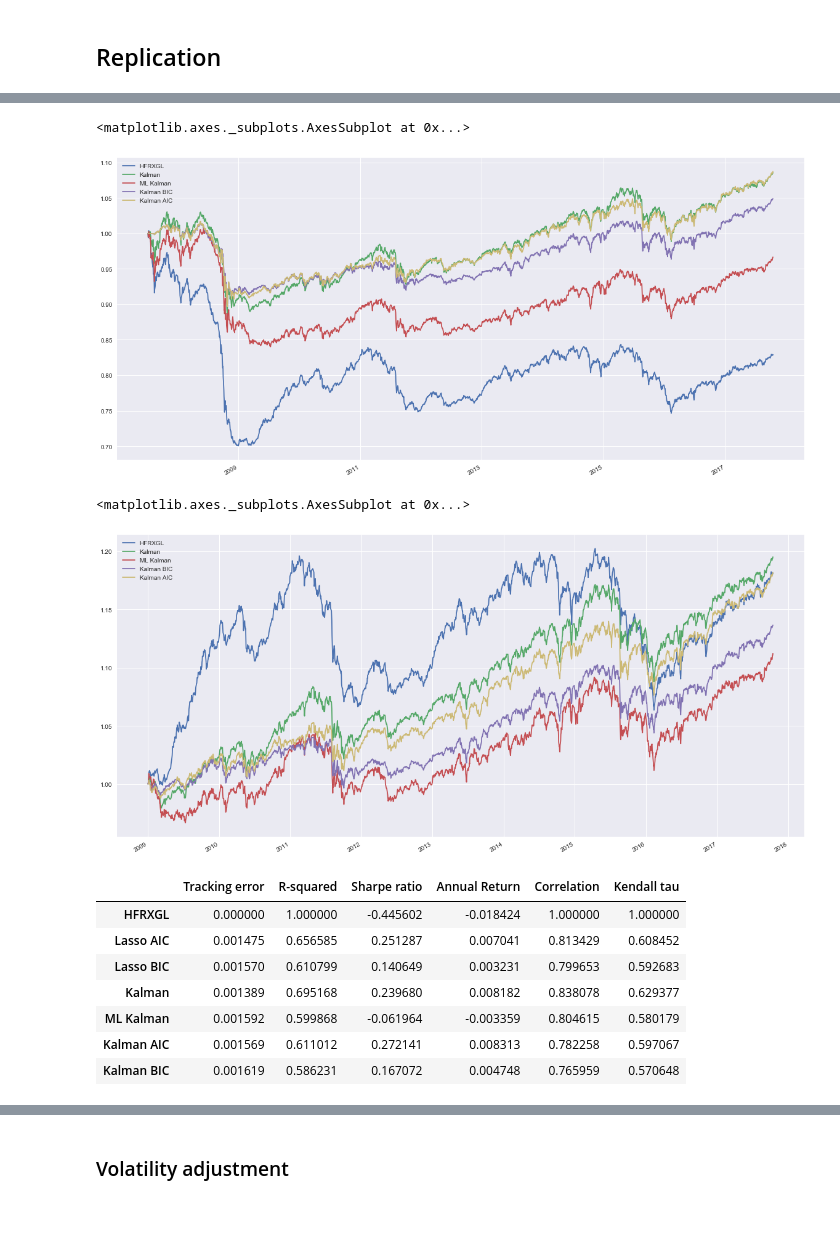
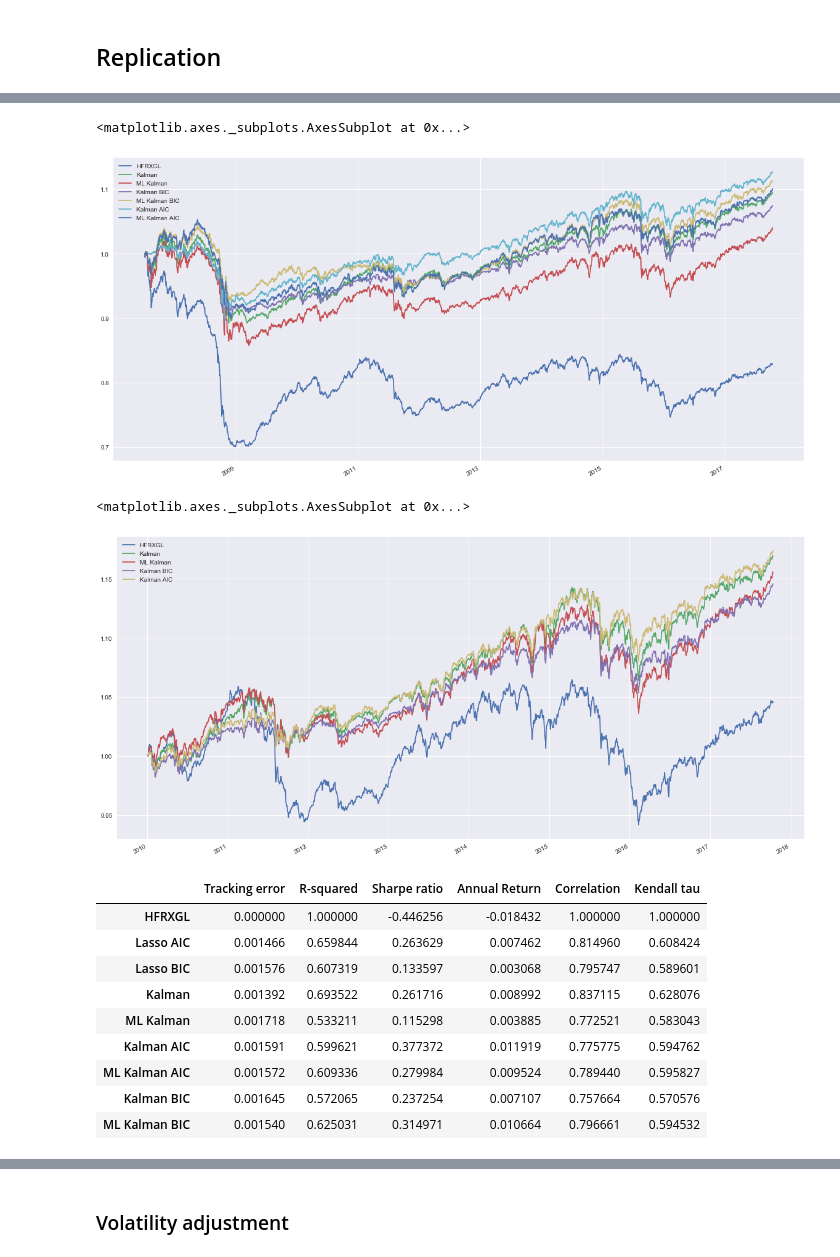
Before and after one commit to gwigniolle/Hedge-Fund-Replication, a Jupyter notebook: Replication HFRXGL.ipynb, the cells around one changed output, grey strips where cells are left out. Cells and saved outputs as stored; diff of their text form; code cells hidden in the pictures; blank space fills up the shorter version.

Commit message:
ML Kalman filter

```diff
--- a/Replication HFRXGL.ipynb
+++ b/Replication HFRXGL.ipynb
@@ -131,5 +129,6 @@ Wall time: 417 ms
 # %%
 %%time
 tau = 0.1
-df_weight_ml_kalman, df_sigma = ml_kalman_filter(hrfx_returns, returns_all, freq, tau=tau, plot_sigma=True)
+freq_ml = 20
+df_weight_ml_kalman, _ = ml_kalman_filter(hrfx_returns, returns_all, freq_ml, tau=tau)
 # %% [output]
@@ -146,0 +144,6 @@ Wall time: 43.9 s
+# %%
+%%time
+df_weight_ml_kalman_bic = ml_selective_kalman_filter(hrfx_returns, returns_all,sample_length=size, frequency=freq_ml,
+                                                     tau=tau, criterion='bic')
+
+prices_for_track_ml_kalman_bic = prices_all.loc[df_weight_ml_kalman_bic.index[0]:]
@@ -154,0 +160,6 @@ Wall time: 44.6 s
+# %%
+%%time
+df_weight_ml_kalman_aic = ml_selective_kalman_filter(hrfx_returns, returns_all,sample_length=size, frequency=freq_ml,
+                                                     tau=tau, criterion='aic')
+
+prices_for_track_ml_kalman_aic = prices_all.loc[df_weight_ml_kalman_aic.index[0]:]
@@ -157,7 +170,7 @@ Wall time: 44.6 s
 # %%
 %%time
 tc = 0.0005
-lag = 1
+lag = 3
 
 replication_aic = make_track(prices_for_track_aic, df_weight_aic, tc=tc, lag=lag)
 df_res = hfrx.loc[replication_aic.index]
@@ -175,6 +188,12 @@ df_res["ML Kalman"] = replication_ml_kalman
 replication_kalman_aic = make_track(prices_for_track_kalman_aic, df_weight_kalman_aic, tc=tc, lag=lag).loc[df_res.index[0]:]
 df_res["Kalman AIC"] = replication_kalman_aic
 
+replication_ml_kalman_aic = make_track(prices_for_track_ml_kalman_aic, df_weight_ml_kalman_aic, tc=tc, lag=lag).loc[df_res.index[0]:]
+df_res["ML Kalman AIC"] = replication_ml_kalman_aic
+
 replication_kalman_bic = make_track(prices_for_track_kalman_bic, df_weight_kalman_bic, tc=tc, lag=lag).loc[df_res.index[0]:]
 df_res["Kalman BIC"] = replication_kalman_bic
+
+replication_ml_kalman_bic = make_track(prices_for_track_ml_kalman_bic, df_weight_ml_kalman_bic, tc=tc, lag=lag).loc[df_res.index[0]:]
+df_res["ML Kalman BIC"] = replication_ml_kalman_bic
 # %% [output]
@@ -182,28 +201,30 @@ Wall time: 1.69 s
 # %%
 df_res = (df_res / df_res.iloc[0])
-df_res[[fund_name, 'Kalman', 'ML Kalman', 'Kalman BIC', 'Kalman AIC']].plot(figsize=(20,10))
+df_res[[fund_name, 'Kalman', 'ML Kalman', 'Kalman BIC', "ML Kalman BIC", 'Kalman AIC', "ML Kalman AIC"]].plot(figsize=(20,10))
 # %% [output]
 <matplotlib.axes._subplots.AxesSubplot at 0x...>
-[figure, old version]
+[figure, new version]
 # %%
-temp = df_res.loc['2009':]
+temp = df_res.loc['2010':]
 temp = (temp / temp.iloc[0])
 temp[[fund_name, 'Kalman', 'ML Kalman', 'Kalman BIC', 'Kalman AIC']].plot(figsize=(20,10))
 # %% [output]
 <matplotlib.axes._subplots.AxesSubplot at 0x...>
-[figure, old version]
+[figure, new version]
 # %%
 df_stat = replication_stats(df_res, fund_name=fund_name)
 df_stat
 # %% [output]
 |  | Tracking error | R-squared | Sharpe ratio | Annual Return | Correlation | Kendall tau |
-| HFRXGL | 0.000000 | 1.000000 | -0.445602 | -0.018424 | 1.000000 | 1.000000 |
-| Lasso AIC | 0.001475 | 0.656585 | 0.251287 | 0.007041 | 0.813429 | 0.608452 |
-| Lasso BIC | 0.001570 | 0.610799 | 0.140649 | 0.003231 | 0.799653 | 0.592683 |
-| Kalman | 0.001389 | 0.695168 | 0.239680 | 0.008182 | 0.838078 | 0.629377 |
-| ML Kalman | 0.001592 | 0.599868 | -0.061964 | -0.003359 | 0.804615 | 0.580179 |
-| Kalman AIC | 0.001569 | 0.611012 | 0.272141 | 0.008313 | 0.782258 | 0.597067 |
-| Kalman BIC | 0.001619 | 0.586231 | 0.167072 | 0.004748 | 0.765959 | 0.570648 |
+| HFRXGL | 0.000000 | 1.000000 | -0.446256 | -0.018432 | 1.000000 | 1.000000 |
+| Lasso AIC | 0.001466 | 0.659844 | 0.263629 | 0.007462 | 0.814960 | 0.608424 |
+| Lasso BIC | 0.001576 | 0.607319 | 0.133597 | 0.003068 | 0.795747 | 0.589601 |
+| Kalman | 0.001392 | 0.693522 | 0.261716 | 0.008992 | 0.837115 | 0.628076 |
+| ML Kalman | 0.001718 | 0.533211 | 0.115298 | 0.003885 | 0.772521 | 0.583043 |
+| Kalman AIC | 0.001591 | 0.599621 | 0.377372 | 0.011919 | 0.775775 | 0.594762 |
+| ML Kalman AIC | 0.001572 | 0.609336 | 0.279984 | 0.009524 | 0.789440 | 0.595827 |
+| Kalman BIC | 0.001645 | 0.572065 | 0.237254 | 0.007107 | 0.757664 | 0.570576 |
+| ML Kalman BIC | 0.001540 | 0.625031 | 0.314971 | 0.010664 | 0.796661 | 0.594532 |
 # %%
 vol = df_res.pct_change().rolling(window=60).std().dropna()
 vol[[fund_name, 'Kalman', 'ML Kalman', 'Kalman BIC', 'Kalman AIC']].plot(figsize=(20,10), title='60-day volatility')
```
Also changed, not shown: parts of 33 cells of this notebook.
